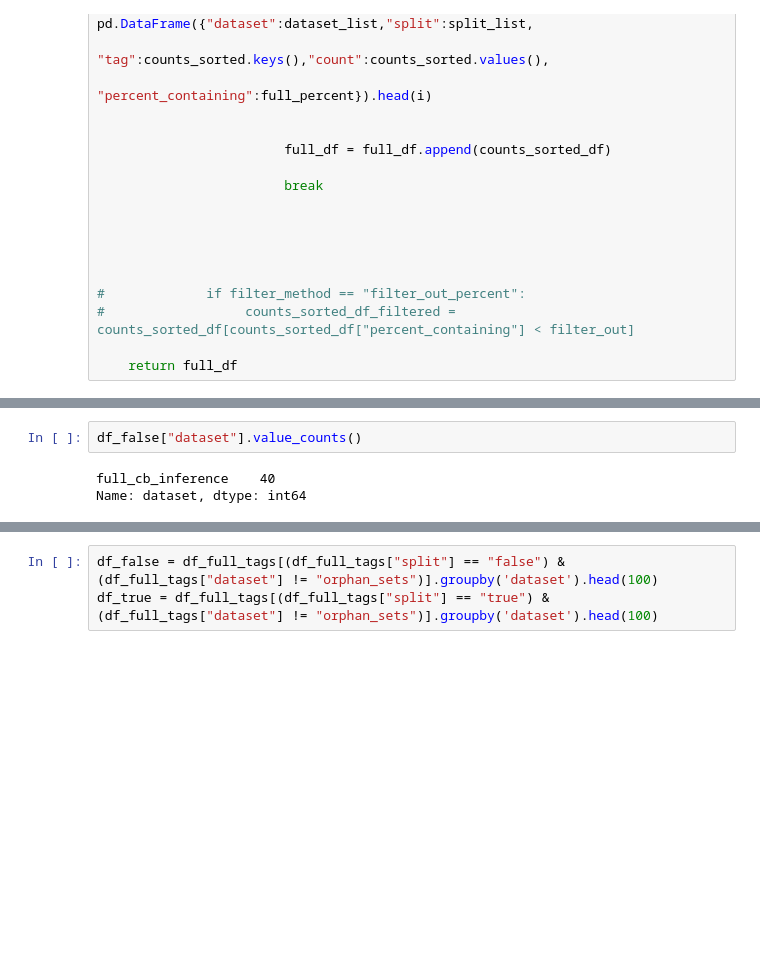
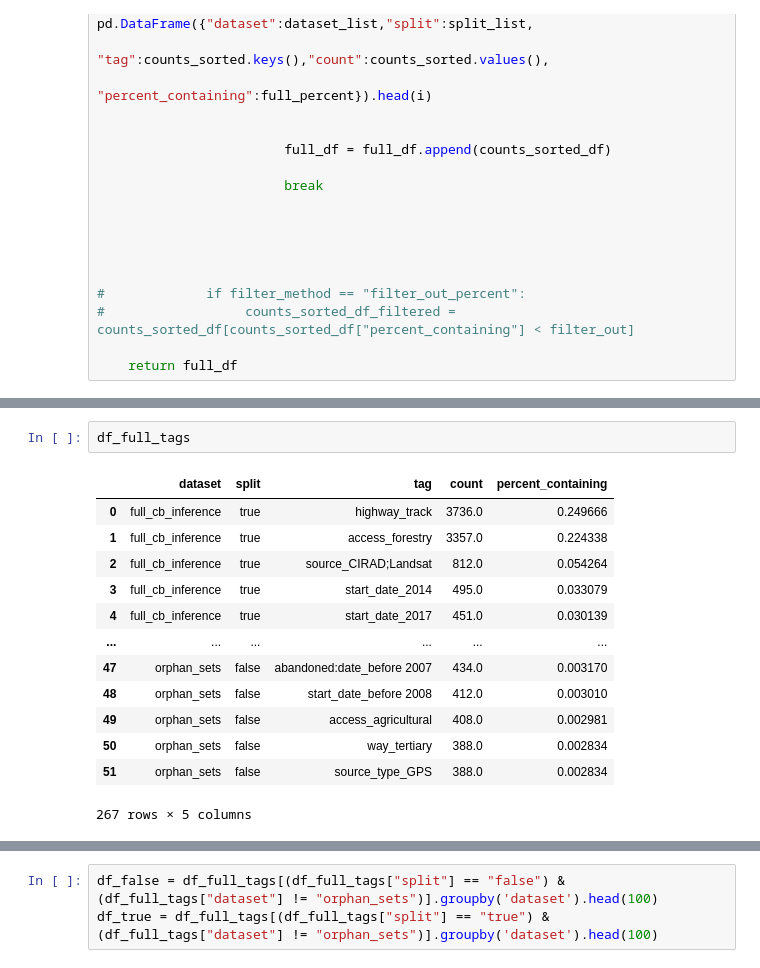
Before and after one commit to Project-Canopy/cb_feature_detection, a Jupyter notebook: analytics/ISL_Predictions_OSM_Intersection.ipynb, the cells around one changed output, grey strips where cells are left out. Drawn from its saved outputs; the diff is of its cells as text; blank space fills up the shorter version.

```diff
--- a/analytics/ISL_Predictions_OSM_Intersection.ipynb
+++ b/analytics/ISL_Predictions_OSM_Intersection.ipynb
@@ -220,9 +228,20 @@ training_inference     70
 Name: dataset, dtype: int64
-# %%
-df_false["dataset"].value_counts()
-# %% [output]
-full_cb_inference    40
-Name: dataset, dtype: int64
+# %%
+df_full_tags
+# %% [output]
+|  | dataset | split | tag | count | percent_containing |
+| 0 | full_cb_inference | true | highway_track | 3736.0 | 0.249666 |
+| 1 | full_cb_inference | true | access_forestry | 3357.0 | 0.224338 |
+| 2 | full_cb_inference | true | source_CIRAD;Landsat | 812.0 | 0.054264 |
+| 3 | full_cb_inference | true | start_date_2014 | 495.0 | 0.033079 |
+| 4 | full_cb_inference | true | start_date_2017 | 451.0 | 0.030139 |
+| ... | ... | ... | ... | ... | ... |
+| 47 | orphan_sets | false | abandoned:date_before 2007 | 434.0 | 0.003170 |
+| 48 | orphan_sets | false | start_date_before 2008 | 412.0 | 0.003010 |
+| 49 | orphan_sets | false | access_agricultural | 408.0 | 0.002981 |
+| 50 | orphan_sets | false | way_tertiary | 388.0 | 0.002834 |
+| 51 | orphan_sets | false | source_type_GPS | 388.0 | 0.002834 |
+267 rows × 5 columns
 # %%
 df_full_tags[df_full_tags["dataset"] != "orphan_sets"]
 # %% [output]
```
Also changed, not shown: parts of 9 cells of this notebook, 2 other files.
